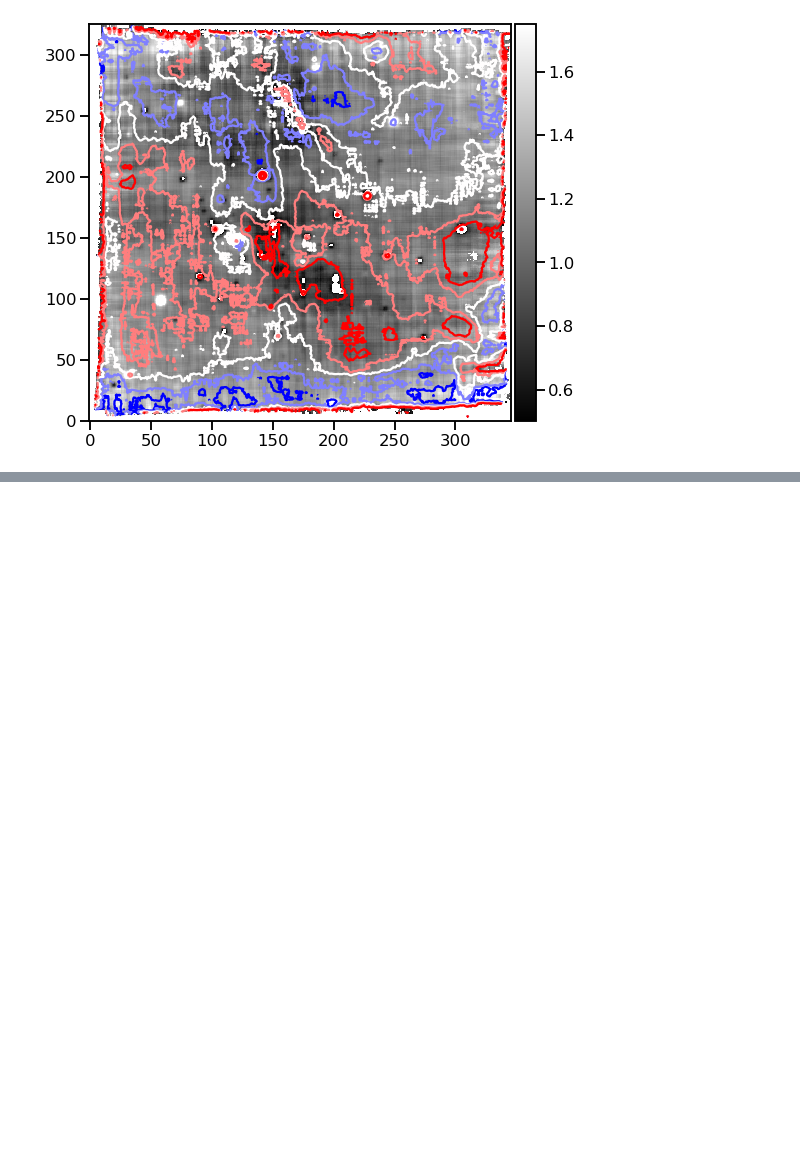
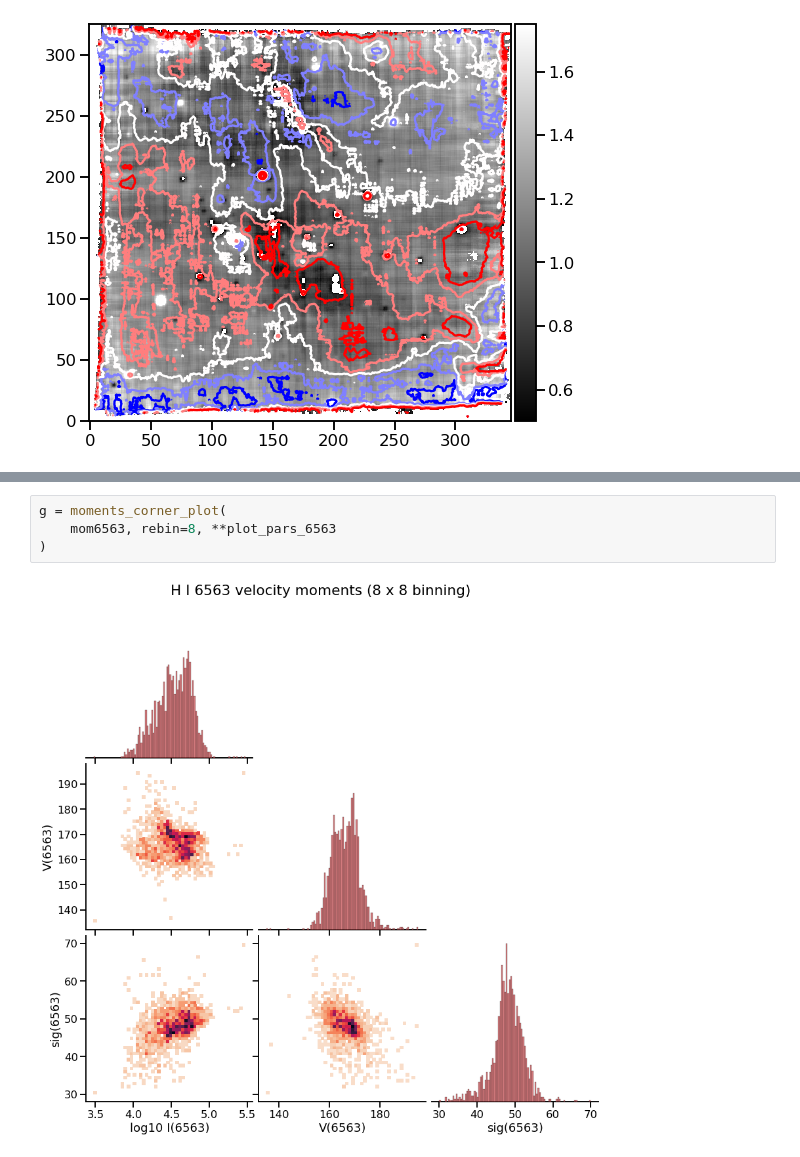
Before and after one commit to will-henney/muse-hii-regions, a Jupyter notebook: notebooks/03-00-ha-moment-maps.ipynb, the cells around one changed output, grey strips where cells are left out. Saved outputs shown, nothing was run; the diff lists cells and outputs as text; blank space fills up the shorter version.

```diff
--- a/notebooks/03-00-ha-moment-maps.ipynb
+++ b/notebooks/03-00-ha-moment-maps.ipynb
@@ -424,0 +574,6 @@ ax.contour(
+# %%
+g = moments_corner_plot(
+    mom6563, rebin=8, **plot_pars_6563
+)
+# %% [output]
+[figure, added]
```
Also changed, not shown: parts of 7 cells of this notebook, 29 other files.
